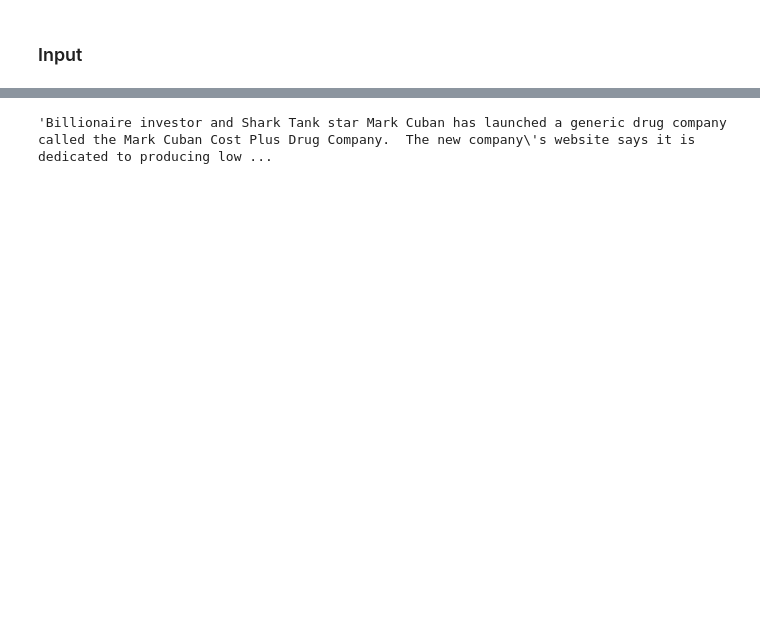
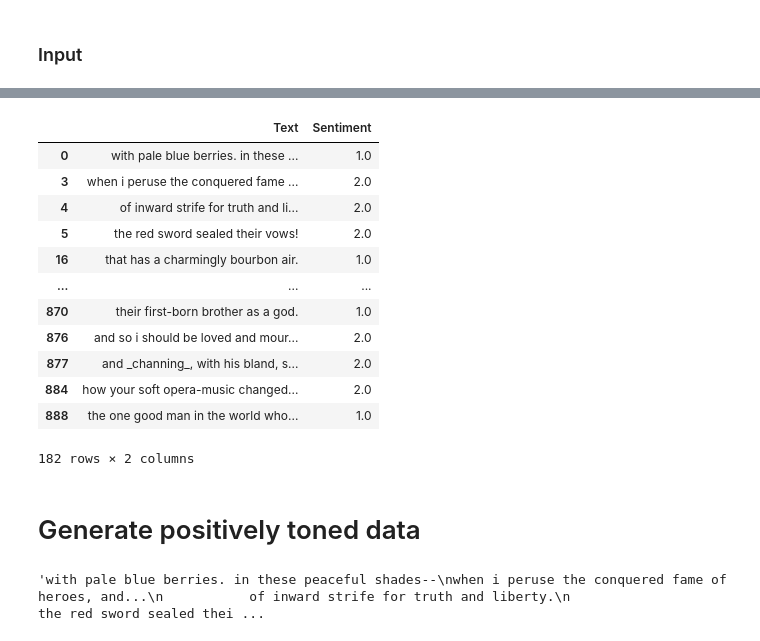
Before and after one commit to IrishMorales/sentiment-analysis, a Jupyter notebook: positive-generator.ipynb, the cells around one changed output, grey strips where cells are left out. Drawn from its saved outputs; the diff is of its cells as text; code cells hidden in the pictures; blank space fills up the shorter version.

```diff
--- a/positive-generator.ipynb
+++ b/positive-generator.ipynb
@@ -33,11 +37,27 @@ True
+# %%
+positive = df_raw[df_raw['Sentiment'] > 0]
+positive
+# %% [output]
+|  | Text | Sentiment |
+| 0 | with pale blue berries. in these ... | 1.0 |
+| 3 | when i peruse the conquered fame ... | 2.0 |
+| 4 | of inward strife for truth and li... | 2.0 |
+| 5 | the red sword sealed their vows! | 2.0 |
+| 16 | that has a charmingly bourbon air. | 1.0 |
+| ... | ... | ... |
+| 870 | their first-born brother as a god. | 1.0 |
+| 876 | and so i should be loved and mour... | 2.0 |
+| 877 | and _channing_, with his bland, s... | 2.0 |
+| 884 | how your soft opera-music changed... | 2.0 |
+| 888 | the one good man in the world who... | 1.0 |
+182 rows × 2 columns
+# %% [markdown]
+# Generate positively toned data
 # %%
-filename = 'positive.csv'
-f = open(filename, 'r', encoding='utf-8')
-
-raw_text = f.read()
+raw_text = positive['Text'].to_string(index=False)
 raw_text[:1000]
 # %% [output]
-'Billionaire investor and Shark Tank star Mark Cuban has launched a generic drug company called the Mark Cuban Cost Plus Drug Company.  The new company\'s website says it is dedicated to producing low ...
+'with pale blue berries. in these peaceful shades--\nwhen i peruse the conquered fame of heroes, and...\n           of inward strife for truth and liberty.\n                  the red sword sealed thei ...
 # %%
 # Remove all non-ASCII characters
 processed_text = re.sub(r'[^\x00-\x7f]', r'', raw_text).lower()
```
Also changed, not shown: parts of 36 cells of this notebook, 7 other files.
